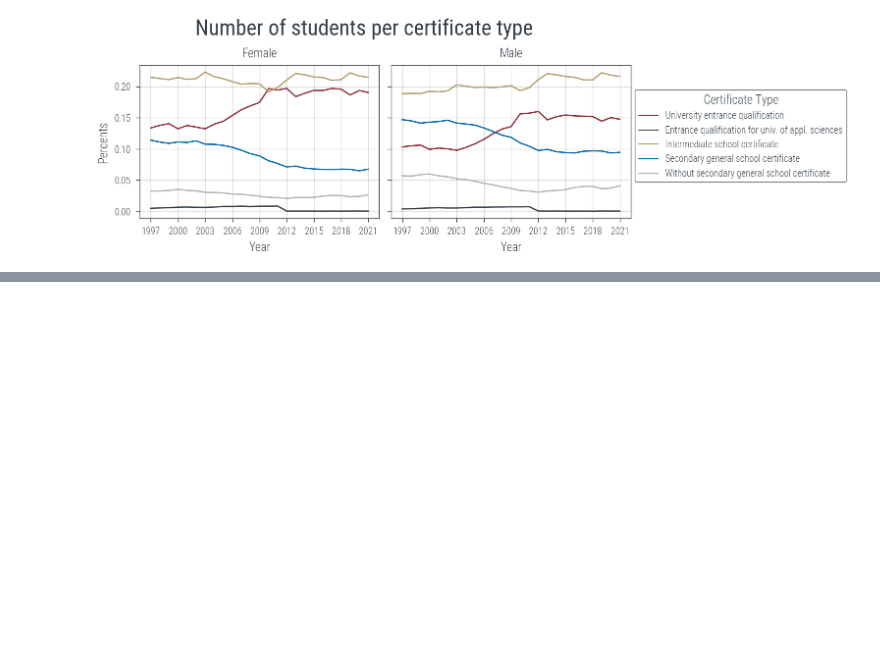
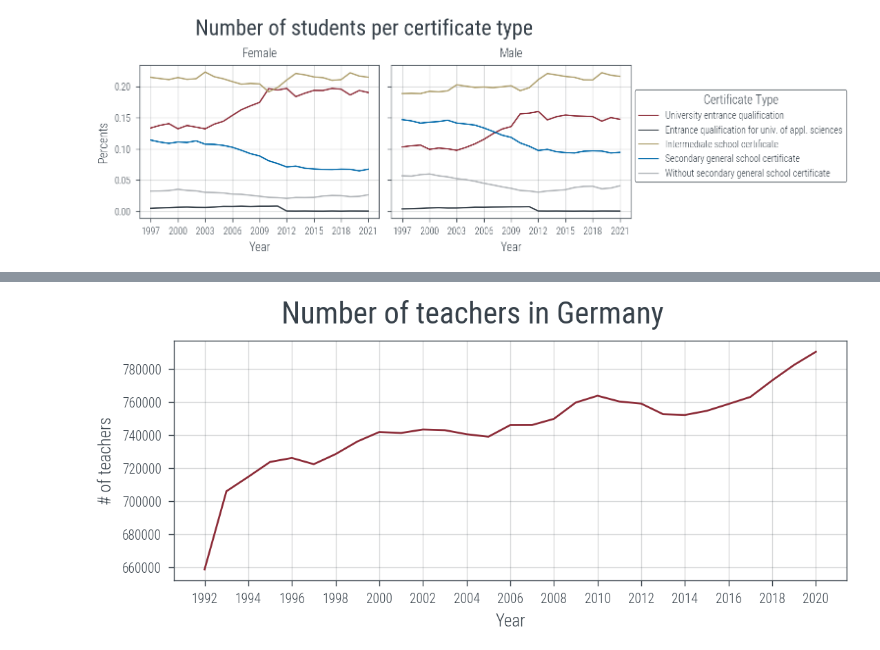
Before and after one commit to KarylReyne/DataLiteracyWS23, a Jupyter notebook: exp/TF-005-TeachersToChildren.ipynb, the cells around one changed output, grey strips where cells are left out. Cells and saved outputs as stored; diff of their text form; code cells hidden in the pictures; blank space fills up the shorter version.

```diff
--- a/exp/TF-005-TeachersToChildren.ipynb
+++ b/exp/TF-005-TeachersToChildren.ipynb
@@ -772,0 +736,4 @@ fig.suptitle("Number of students per certificate type", fontsize=16);
+# %%
+teachers_germany = teachers[teachers["Federal State"] == "Deutschland"]
+teachers_fs = teachers[teachers["Federal State"] != "Deutschland"]
+display(teachers_fs)
@@ -772,0 +754,22 @@ fig.suptitle("Number of students per certificate type", fontsize=16);
+# %%
+# Plot the data
+fig, ax = plt.subplots(1, 1)
+
+aggregated = teachers_germany[["Gender", "Number of Teachers", "Year"]].groupby(["Gender", "Year"]).sum().reset_index()
+male = aggregated.loc[aggregated["Gender"] == "m"]
+female = aggregated.loc[aggregated["Gender"] == "w"]
+all = aggregated.loc[aggregated["Gender"] == "z"]
+
+ax.plot(all["Year"], all["Number of Teachers"])
+
+ax.set_xlabel("Year")
+ax.set_ylabel("# of teachers")
+ax.set_xticks(np.arange(all["Year"].min(), all["Year"].max() + 1, 2))
+ax.grid(True)
+
+# Other settings
+fig.suptitle("Number of teachers in Germany", fontsize=16)
+
+plt.show()
+# %% [output]
+[figure, added]
```
Also changed, not shown: parts of 31 cells of this notebook.
